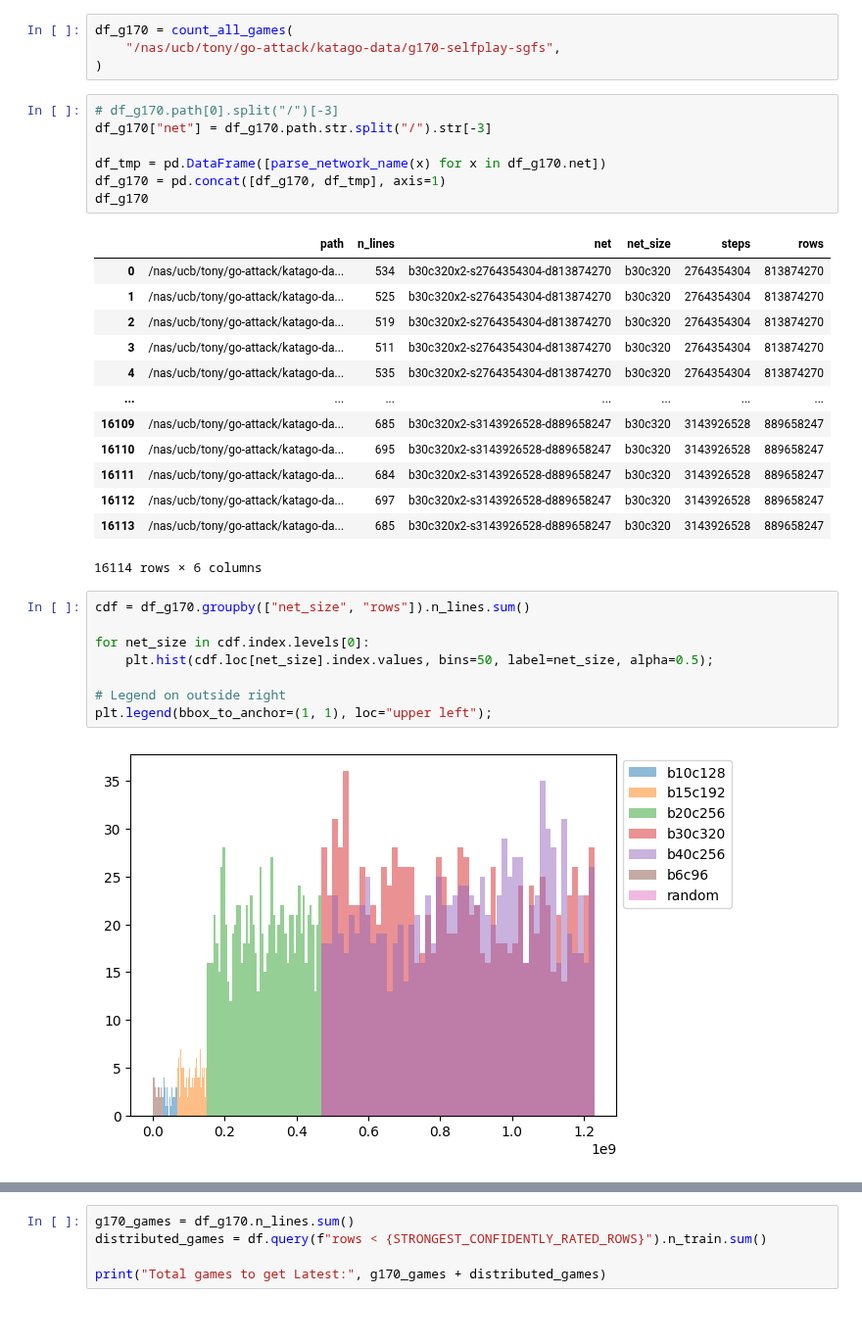
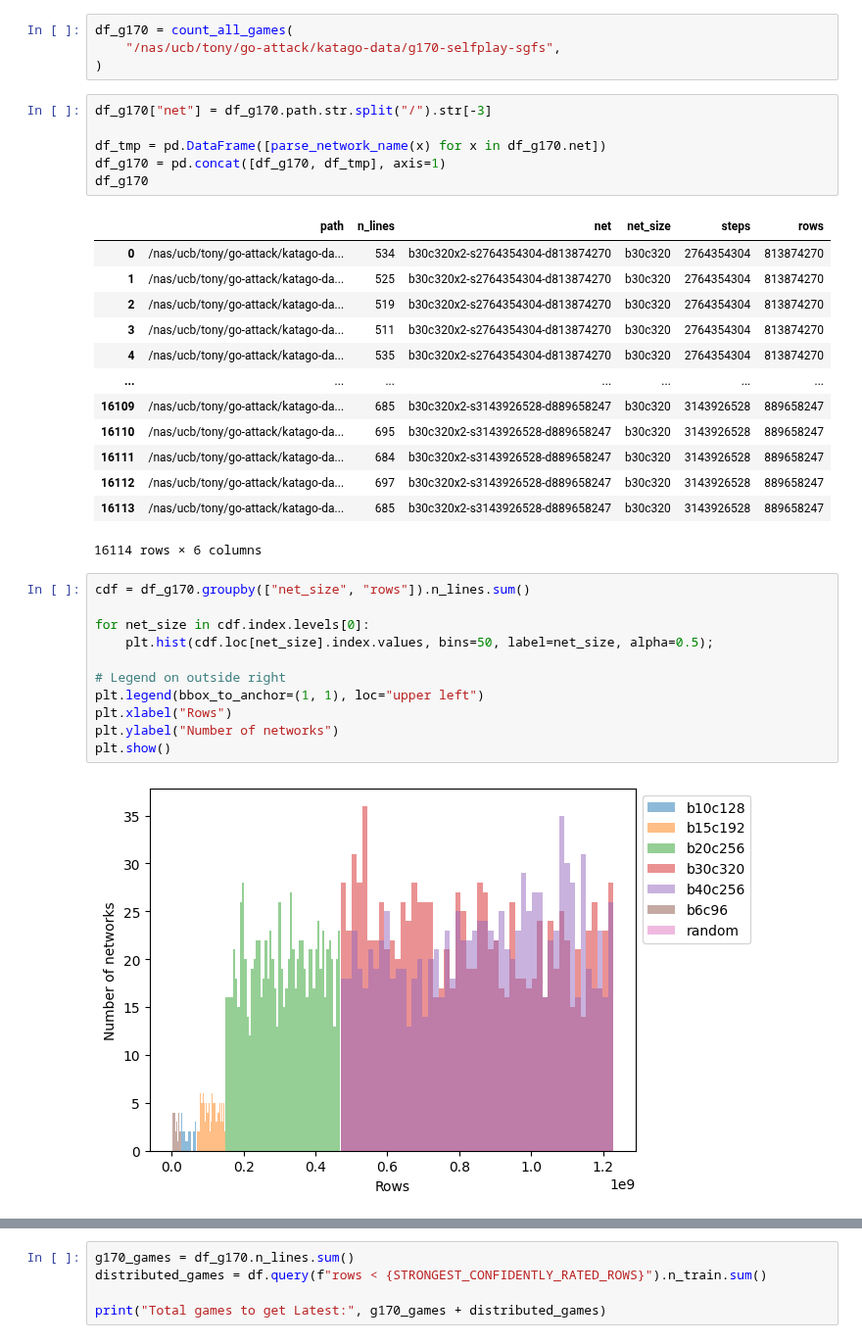
Before and after one commit to AlignmentResearch/KataGoVisualizer, a Jupyter notebook: notebooks/notebooks/paper/estimate-flops-katago-v2.ipynb, the cells around one changed output, grey strips where cells are left out. Shown at 98% size. Drawn from its saved outputs; the diff is of its cells as text; blank space fills up the shorter version.

```diff
--- a/notebooks/notebooks/paper/estimate-flops-katago-v2.ipynb
+++ b/notebooks/notebooks/paper/estimate-flops-katago-v2.ipynb
@@ -149,7 +149,6 @@ df_g170 = count_all_games(
     "/nas/ucb/tony/go-attack/katago-data/g170-selfplay-sgfs",
 )
 # %%
-# df_g170.path[0].split("/")[-3]
 df_g170["net"] = df_g170.path.str.split("/").str[-3]
 
 df_tmp = pd.DataFrame([parse_network_name(x) for x in df_g170.net])
@@ -172,10 +171,13 @@ df_g170
 # %%
 cdf = df_g170.groupby(["net_size", "rows"]).n_lines.sum()
 
 for net_size in cdf.index.levels[0]:
     plt.hist(cdf.loc[net_size].index.values, bins=50, label=net_size, alpha=0.5);
 
 # Legend on outside right
-plt.legend(bbox_to_anchor=(1, 1), loc="upper left");
+plt.legend(bbox_to_anchor=(1, 1), loc="upper left")
+plt.xlabel("Rows")
+plt.ylabel("Number of networks")
+plt.show()
 # %% [output]
-[figure, old version]
+[figure, new version]
```
Also changed, not shown: parts of 3 cells of this notebook.
